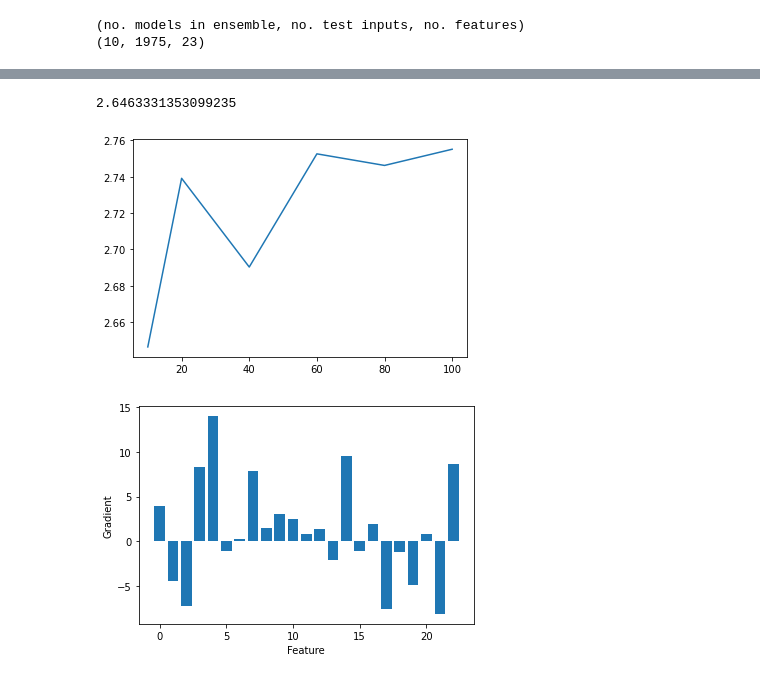
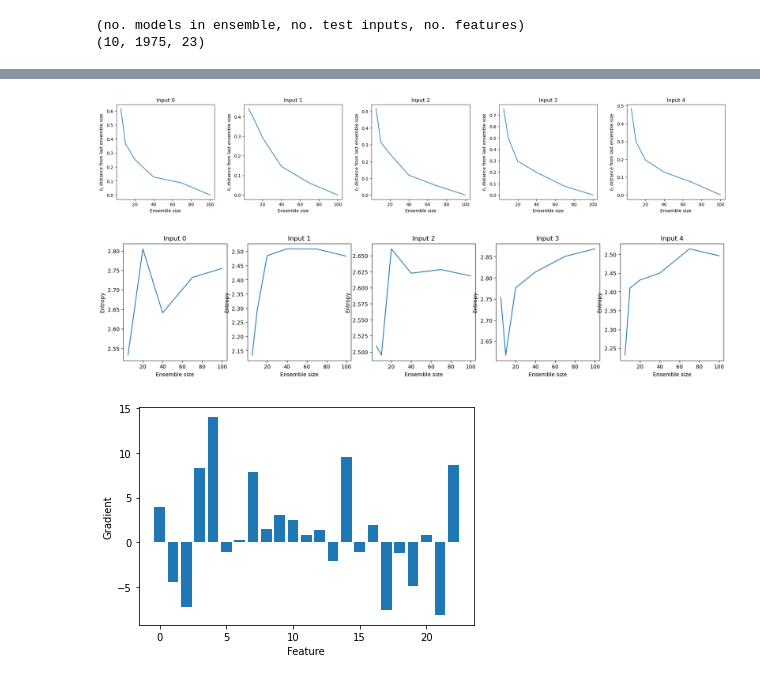
Before and after one commit to nicole-hjlin/harvard_cs282_ptg, a Jupyter notebook: ptg/tutorial.ipynb, the cells around one changed output, grey strips where cells are left out. Cells and saved outputs as stored; diff of their text form; code cells hidden in the pictures.

```diff
--- a/ptg/tutorial.ipynb
+++ b/ptg/tutorial.ipynb
@@ -145,14 +120,30 @@ for i in range(n_test):
-# %%
-entropy(counts[0])
-# %% [output]
-2.6463331353099235
-# %%
-# Compute entropy of each feature distribution in counts
-from scipy.stats import entropy
-plt.plot(ensemble_sizes, entropy(counts, axis=1))
-plt.show()
-# %% [output]
-[figure, removed]
+# %%
+fig, axs = plt.subplots(1, n_test, figsize=(n_test*5, 4), dpi=100)
+plt.subplots_adjust(wspace=0.3)
+for i in range(n_test):
+    counts_norm = counts[i]/np.sum(counts[i], axis=1)[:, None]
+    axs[i].plot(ensemble_sizes, np.linalg.norm(counts_norm-counts_norm[-1], axis=1, ord=1))
+    axs[i].set_xlabel('Ensemble size')
+    axs[i].set_ylabel('$\ell_1$ distance from last ensemble size')
+    axs[i].set_title(f'Input {i}')
+plt.show()
+# %% [output]
+[figure, added]
+# %%
+# Compute entropy of each feature distribution in counts
+from scipy.stats import entropy
+# Plot entropy of counts for each input
+fig, axs = plt.subplots(1, n_test, figsize=(n_test*4, 4), dpi=100)
+for i in range(n_test):
+    full_counts_norm = counts[i, -1]/np.sum(counts[i, -1])
+    counts[0]/np.sum(counts[0], axis=1)[:, None]
+    axs[i].plot(ensemble_sizes, entropy(counts[i], axis=1))
+    axs[i].set_xlabel('Ensemble size')
+    axs[i].set_ylabel('Entropy')
+    axs[i].set_title(f'Input {i}')
+plt.show()
+# %% [output]
+[figure, added]
 # %%
 # Function for a single gradient plot
 def plot_grad(grad, k=-1):
```
Also changed, not shown: parts of 8 cells of this notebook.
